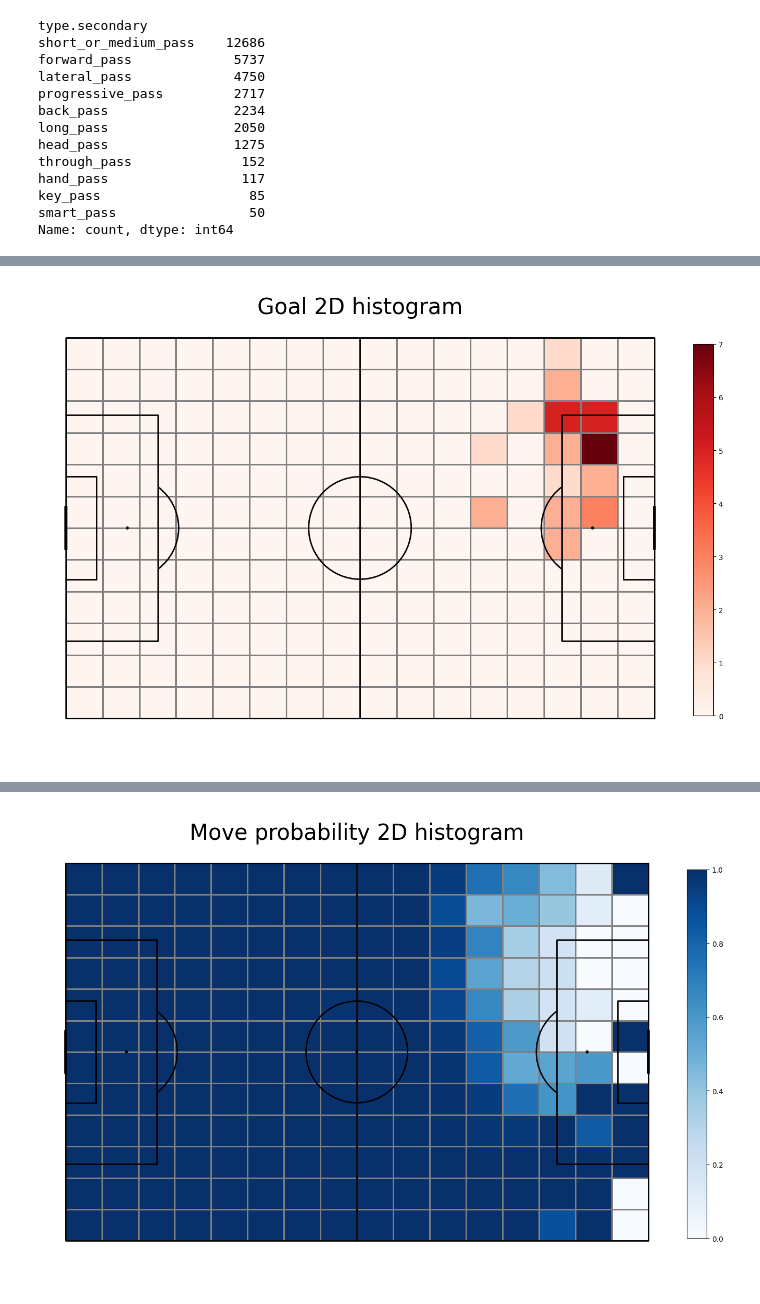
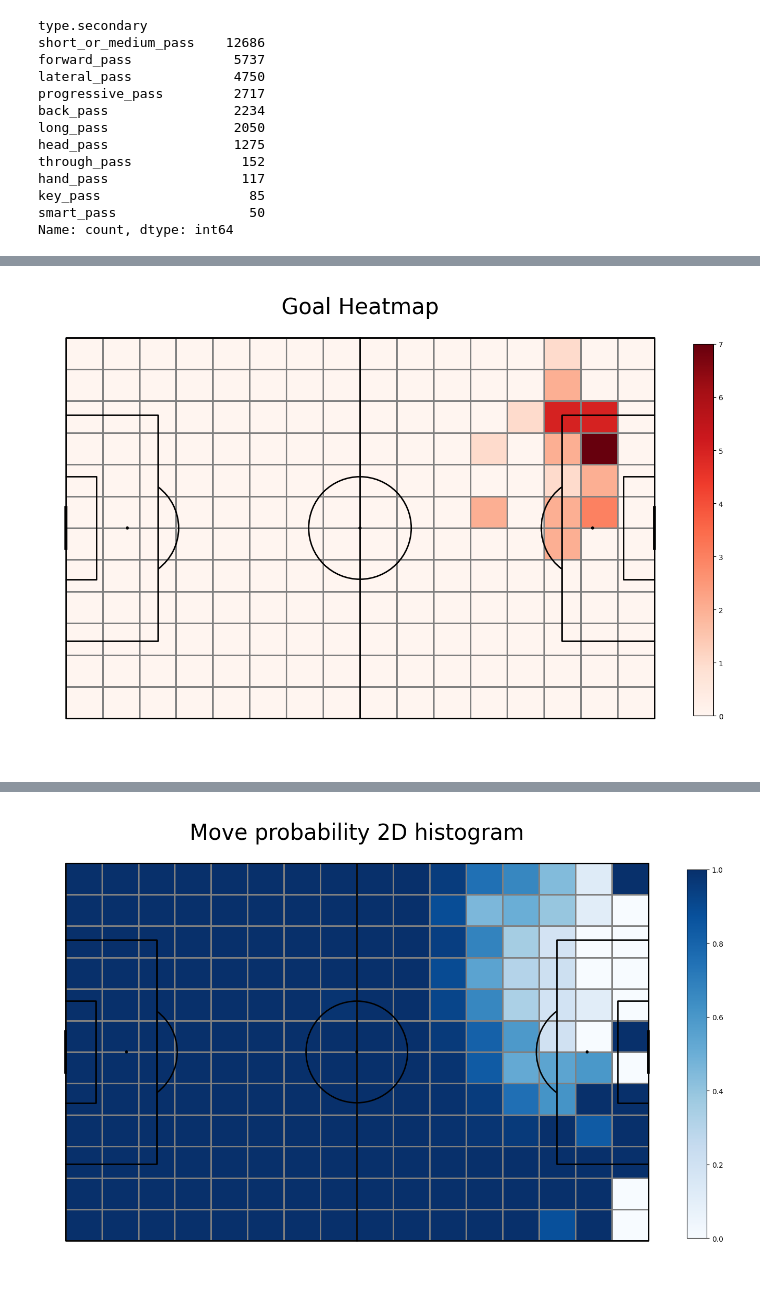
Before and after one commit to zainea-bogdan/FRF-Data-Project-ZGB, a Jupyter notebook: sourcecode/mvp_step_by_step.ipynb, the cells around one changed output, grey strips where cells are left out. Saved outputs shown, nothing was run; the diff lists cells and outputs as text; code cells hidden in the pictures.

```diff
--- a/sourcecode/mvp_step_by_step.ipynb
+++ b/sourcecode/mvp_step_by_step.ipynb
@@ -146,16 +247,15 @@ shot_count = shot["statistic"]
 # %%
-#get goal df
 goal_df = shot_df.loc[shot_df['shot.isGoal'] == True]
 goal = pitch.bin_statistic(goal_df["location.x"], goal_df["location.y"], statistic='count', bins=(16, 12), normalize=False)
 goal_count = goal["statistic"]
 
 fig, ax = pitch.grid(grid_height=0.9, title_height=0.06, axis=False,
                      endnote_height=0.04, title_space=0, endnote_space=0)
 pcm  = pitch.heatmap(goal, cmap='Reds', edgecolor='grey', ax=ax['pitch'])
 #legend to our plot
 ax_cbar = fig.add_axes((1, 0.093, 0.03, 0.786))
 cbar = plt.colorbar(pcm, cax=ax_cbar)
-fig.suptitle('Goal 2D histogram', fontsize = 30)
+fig.suptitle('Goal Heatmap', fontsize = 30)
 plt.show()
 # %% [output]
-[figure, old version]
+[figure, new version]
```
Also changed, not shown: parts of 31 cells of this notebook, 1 other file.
